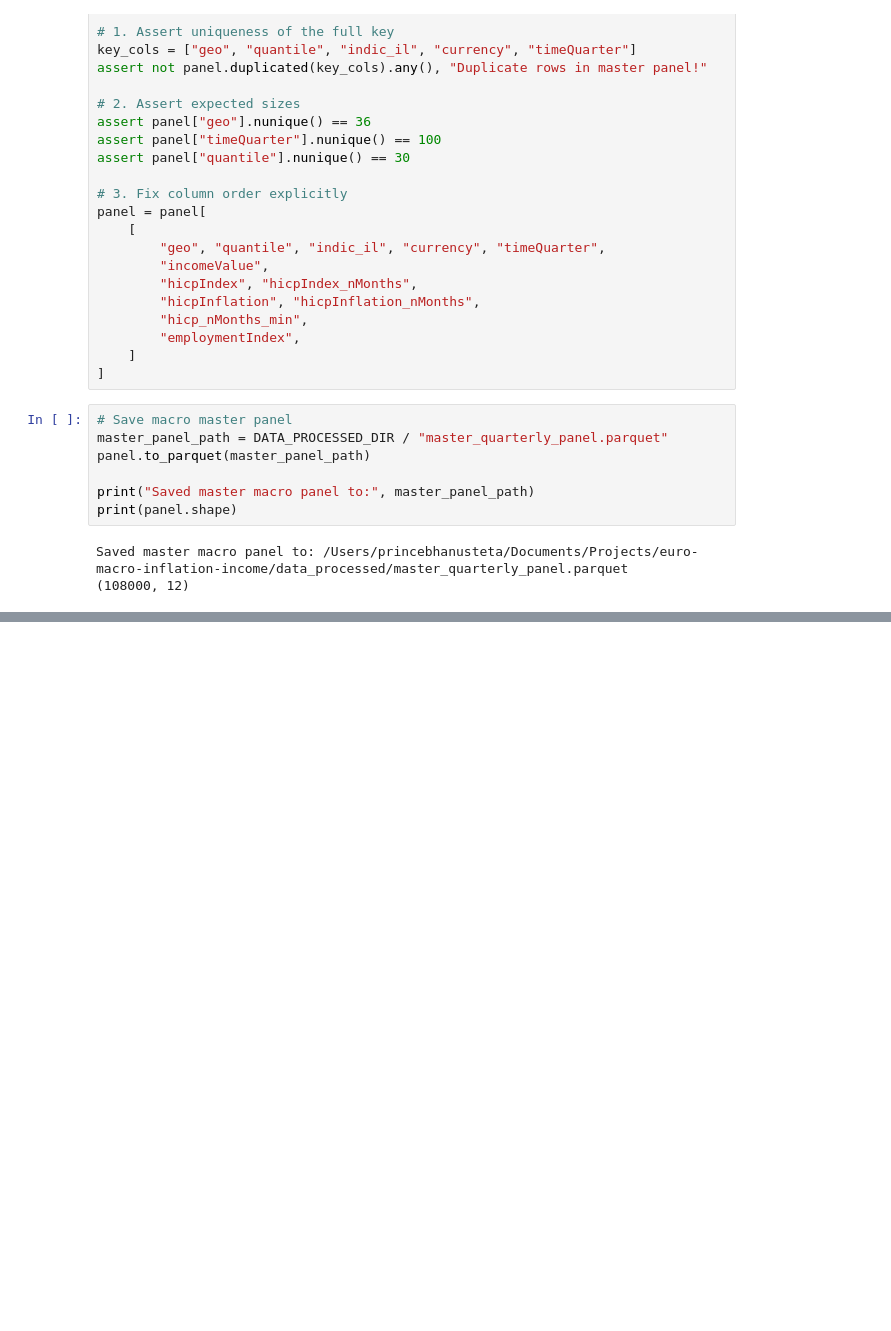
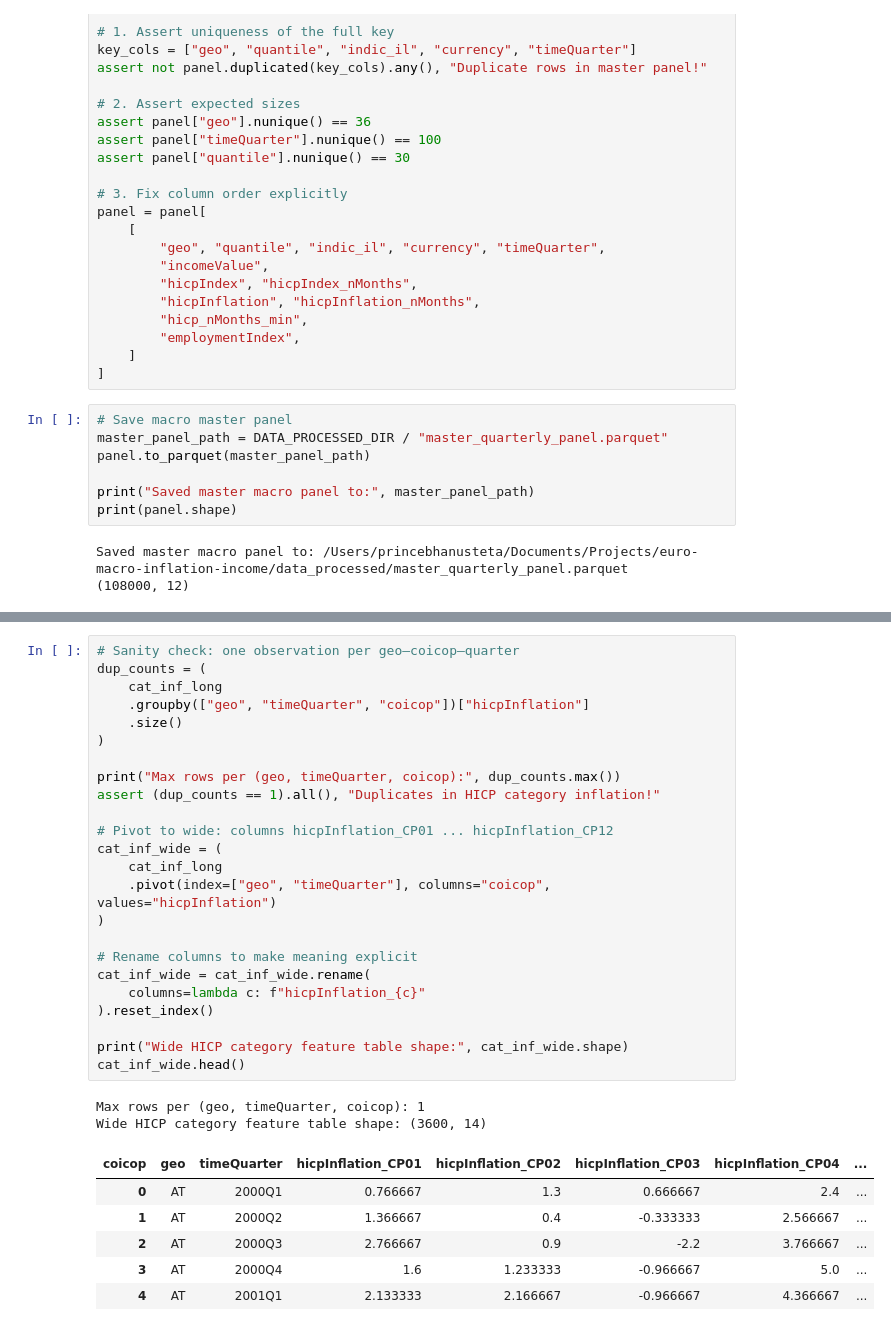
Before and after one commit to princebhanusteta/euro-macro-inflation-income, a Jupyter notebook: notebooks/02_build_quarterly_panel.ipynb, the cells around one changed output, grey strips where cells are left out. Saved outputs shown, nothing was run; the diff lists cells and outputs as text; blank space fills up the shorter version.

Commit message:
Added macro+COICOP quarterly panel with CP01–CP12 inflation features

```diff
--- a/notebooks/02_build_quarterly_panel.ipynb
+++ b/notebooks/02_build_quarterly_panel.ipynb
@@ -441,0 +562,33 @@ Saved master macro panel to: /Users/princebhanusteta/Documents/Projects/euro-mac
+# %%
+# Sanity check: one observation per geo–coicop–quarter
+dup_counts = (
+    cat_inf_long
+    .groupby(["geo", "timeQuarter", "coicop"])["hicpInflation"]
+    .size()
+)
+
+print("Max rows per (geo, timeQuarter, coicop):", dup_counts.max())
+assert (dup_counts == 1).all(), "Duplicates in HICP category inflation!"
+
+# Pivot to wide: columns hicpInflation_CP01 ... hicpInflation_CP12
+cat_inf_wide = (
+    cat_inf_long
+    .pivot(index=["geo", "timeQuarter"], columns="coicop", values="hicpInflation")
+)
+
+# Rename columns to make meaning explicit
+cat_inf_wide = cat_inf_wide.rename(
+    columns=lambda c: f"hicpInflation_{c}"
+).reset_index()
+
+print("Wide HICP category feature table shape:", cat_inf_wide.shape)
+cat_inf_wide.head()
+# %% [output]
+Max rows per (geo, timeQuarter, coicop): 1
+Wide HICP category feature table shape: (3600, 14)
+| coicop | geo | timeQuarter | hicpInflation_CP01 | hicpInflation_CP02 | hicpInflation_CP03 | hicpInflation_CP04 | ... |
+| 0 | AT | 2000Q1 | 0.766667 | 1.3 | 0.666667 | 2.4 | ... |
+| 1 | AT | 2000Q2 | 1.366667 | 0.4 | -0.333333 | 2.566667 | ... |
+| 2 | AT | 2000Q3 | 2.766667 | 0.9 | -2.2 | 3.766667 | ... |
+| 3 | AT | 2000Q4 | 1.6 | 1.233333 | -0.966667 | 5.0 | ... |
+| 4 | AT | 2001Q1 | 2.133333 | 2.166667 | -0.966667 | 4.366667 | ... |
```
Also changed, not shown: parts of 6 cells of this notebook, 5 other files.
